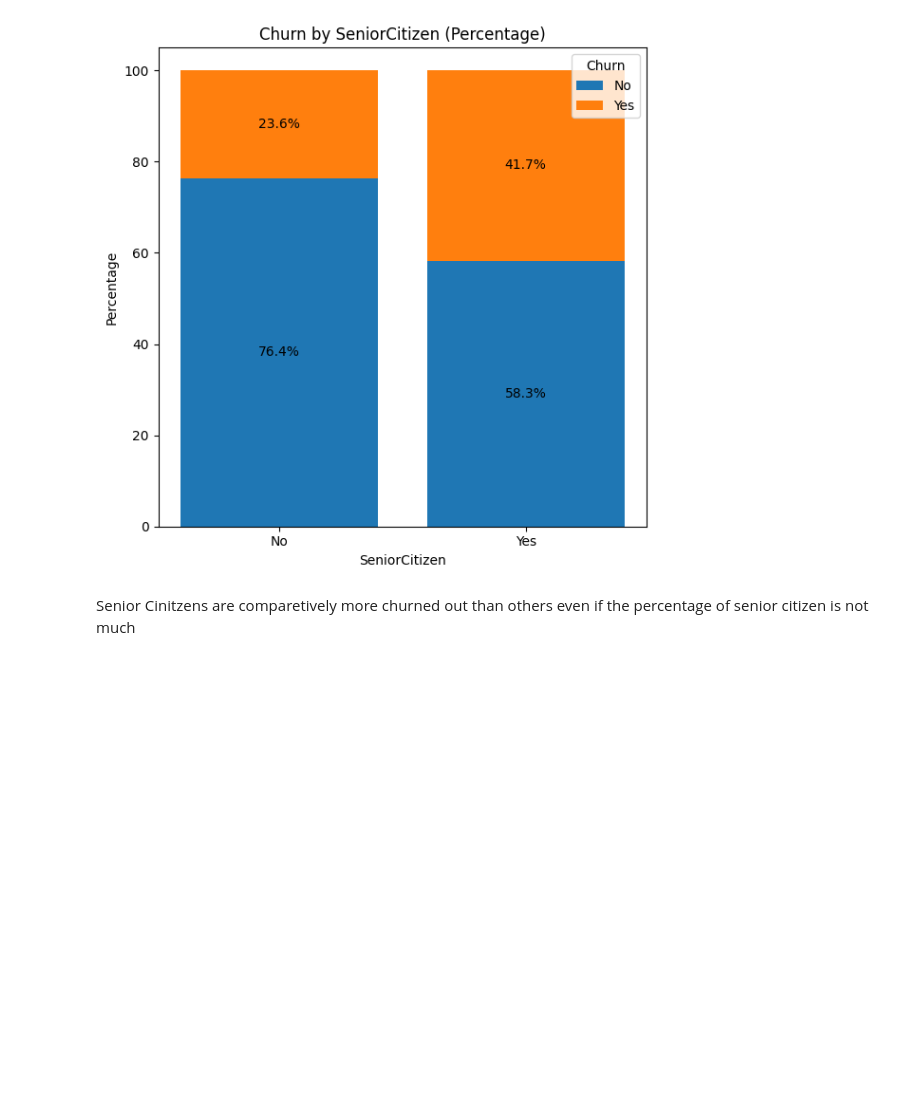
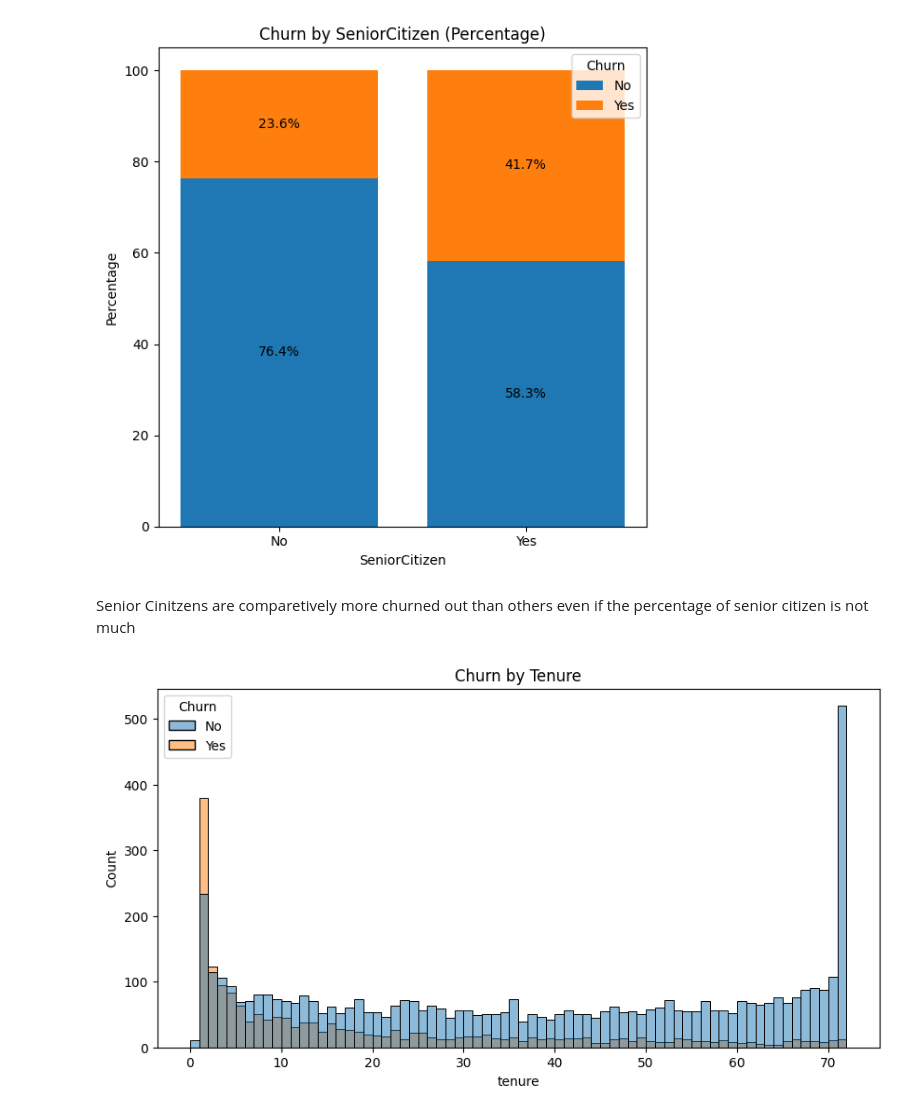
Before and after one commit to ontu001/Telco-Customer-Churn-Analysis---EDA_Python, a Jupyter notebook: customer_churn_eda_script.ipynb, the cells around one changed output. Drawn from its saved outputs; the diff is of its cells as text; code cells hidden in the pictures; blank space fills up the shorter version.

```diff
--- a/customer_churn_eda_script.ipynb
+++ b/customer_churn_eda_script.ipynb
@@ -187,3 +187,10 @@ plt.show()
 [figure]
 # %% [markdown]
 Senior Cinitzens are comparetively more churned out than others even if the percentage of senior citizen is not much
+# %%
+plt.figure(figsize= (10,5))
+sns.histplot(x = 'tenure', data= df, bins = 72, hue= 'Churn')
+plt.title("Churn by Tenure")
+plt.show()
+# %% [output]
+[figure, added]
```
Also changed, not shown: parts of 8 cells of this notebook.
